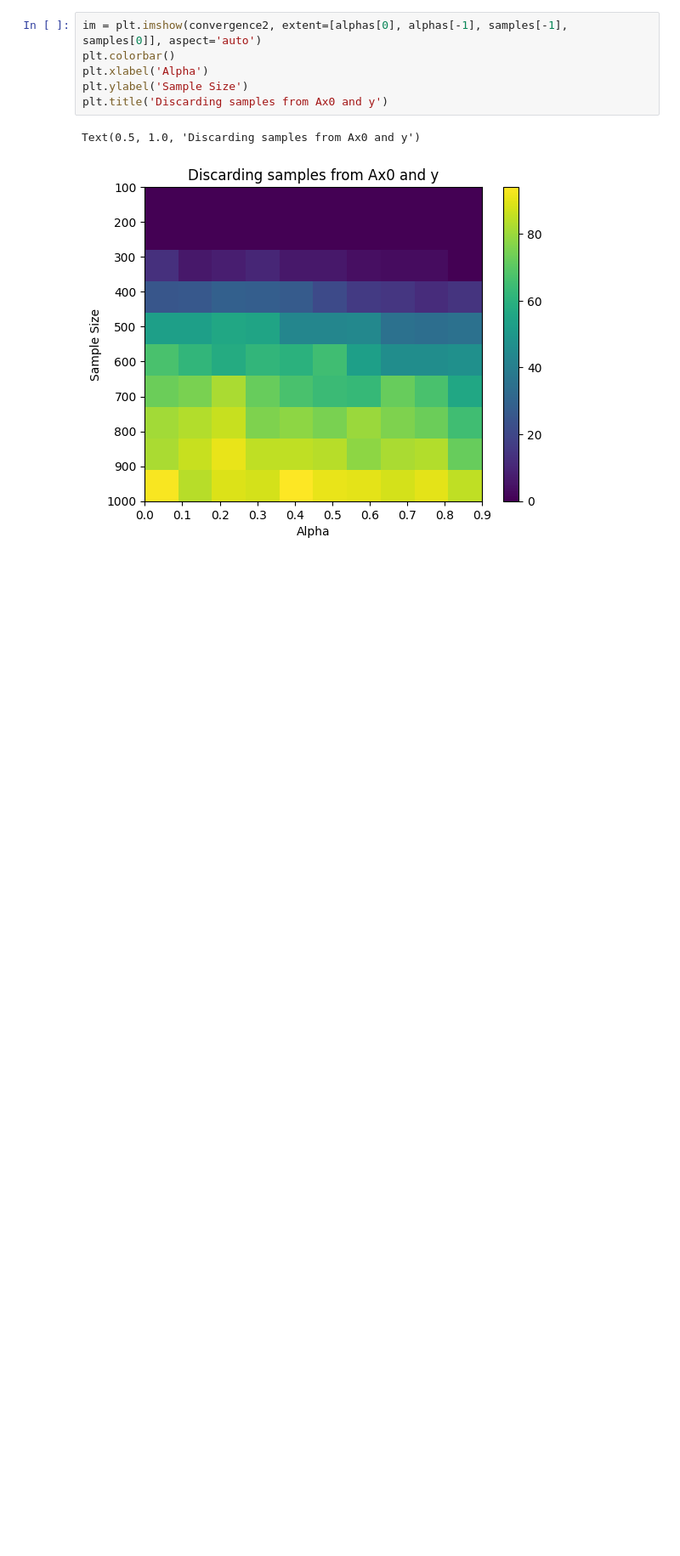
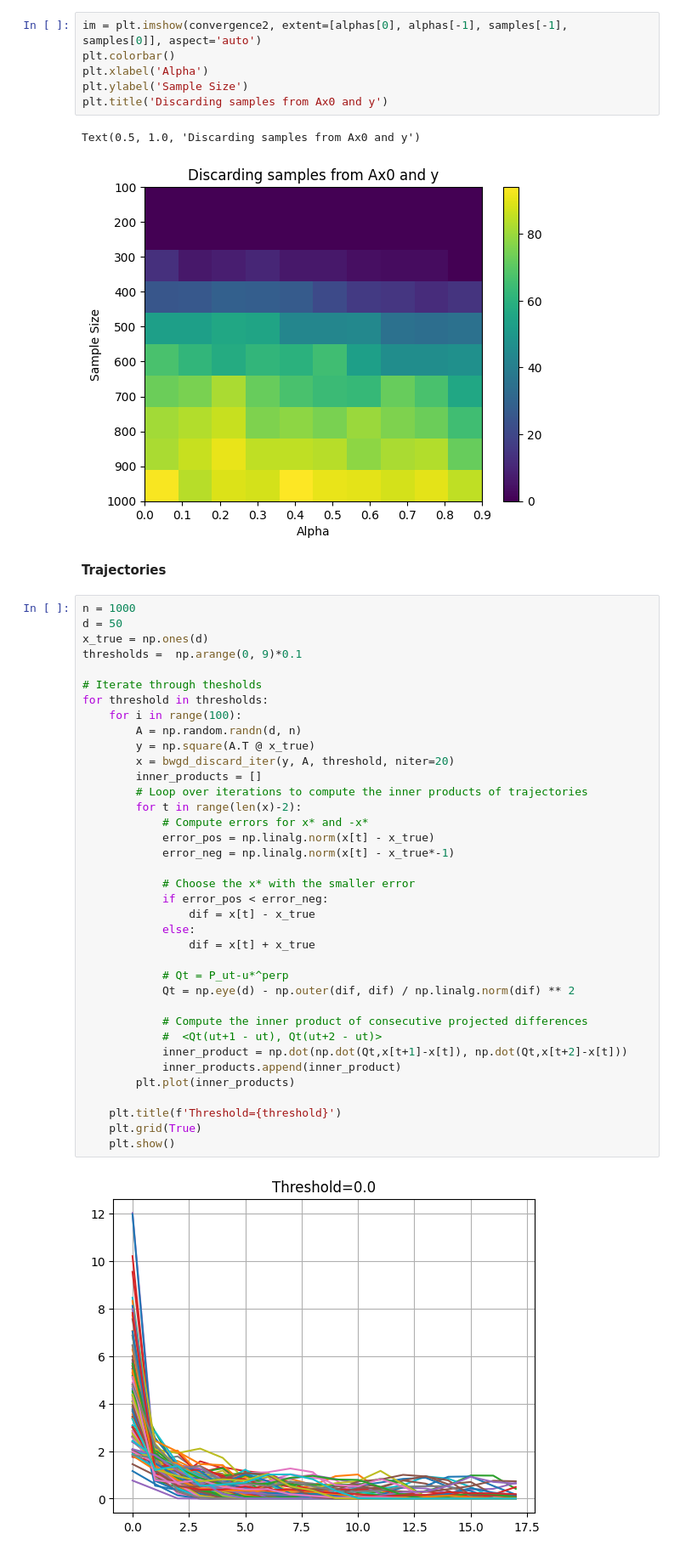
Before and after one commit to gmbabreu/BWGD, a Jupyter notebook: BWGD Discarded Samples.ipynb, the cells around one changed output. Shown at 85% size. Saved outputs shown, nothing was run; the diff lists cells and outputs as text; blank space fills up the shorter version.

```diff
--- a/BWGD Discarded Samples.ipynb
+++ b/BWGD Discarded Samples.ipynb
@@ -271,3 +284,44 @@ plt.title('Discarding samples from Ax0 and y')
 # %% [output]
 Text(0.5, 1.0, 'Discarding samples from Ax0 and y')
 [figure]
+# %% [markdown]
+**Trajectories**
+# %%
+n = 1000
+d = 50
+x_true = np.ones(d)
+thresholds =  np.arange(0, 9)*0.1
+
+# Iterate through thesholds
+for threshold in thresholds:
+    for i in range(100):
+        A = np.random.randn(d, n)
+        y = np.square(A.T @ x_true)
+        x = bwgd_discard_iter(y, A, threshold, niter=20)
+        inner_products = []
+        # Loop over iterations to compute the inner products of trajectories
+        for t in range(len(x)-2):
+            # Compute errors for x* and -x*
+            error_pos = np.linalg.norm(x[t] - x_true)
+            error_neg = np.linalg.norm(x[t] - x_true*-1)
+
+            # Choose the x* with the smaller error
+            if error_pos < error_neg:
+                dif = x[t] - x_true
+            else:
+                dif = x[t] + x_true
+
+            # Qt = P_ut-u*^perp
+            Qt = np.eye(d) - np.outer(dif, dif) / np.linalg.norm(dif) ** 2
+
+            # Compute the inner product of consecutive projected differences
+            #  <Qt(ut+1 - ut), Qt(ut+2 - ut)>
+            inner_product = np.dot(np.dot(Qt,x[t+1]-x[t]), np.dot(Qt,x[t+2]-x[t]))
+            inner_products.append(inner_product)
+        plt.plot(inner_products)
+
+    plt.title(f'Threshold={threshold}')
+    plt.grid(True)
+    plt.show()
+# %% [output]
+[figure, added]
```
Also changed, not shown: parts of 18 cells of this notebook.
